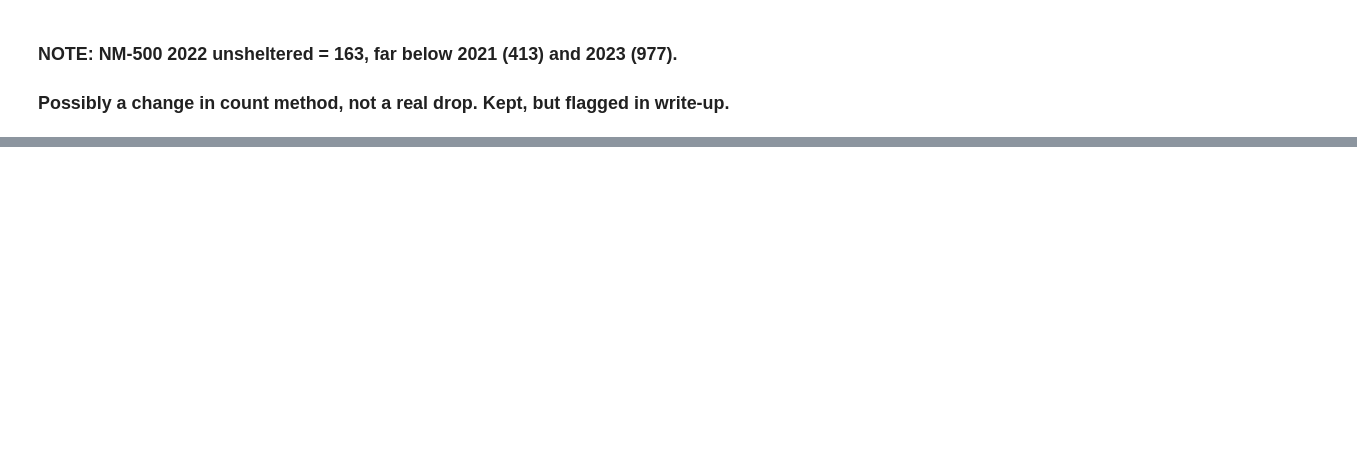
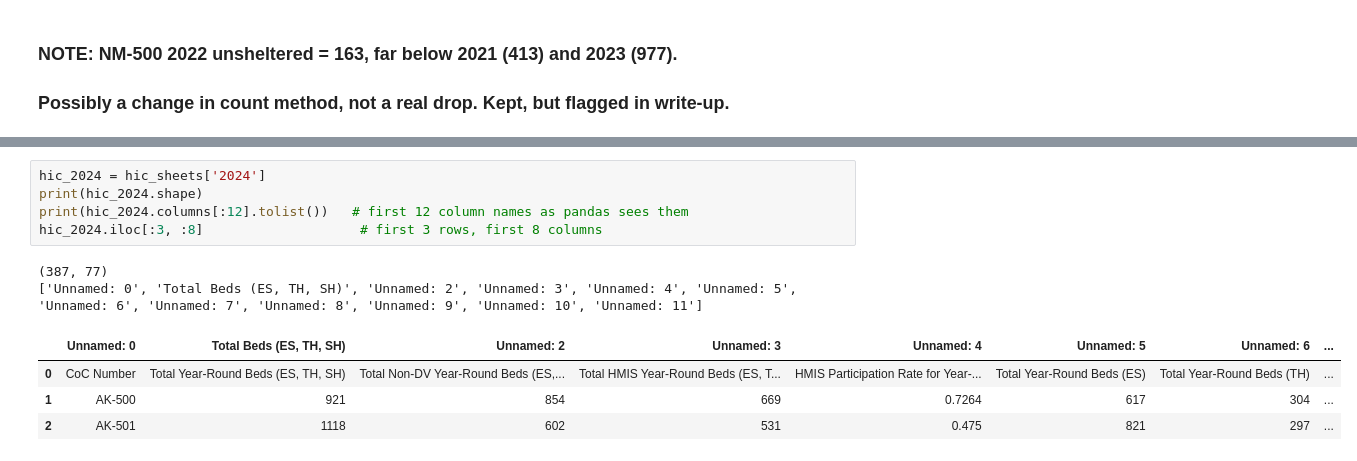
Before and after one commit to hmsealy/Capstone-Data-science-Class-, a Jupyter notebook: homeless.ipynb, the cells around one changed output, grey strips where cells are left out. Cells and saved outputs as stored; diff of their text form; blank space fills up the shorter version.

```diff
--- a/homeless.ipynb
+++ b/homeless.ipynb
@@ -277,0 +341,12 @@ print(f'{same} of {len(both)} CoCs have the identical number in 2007 and 2008')
+# %%
+hic_2024 = hic_sheets['2024']
+print(hic_2024.shape)
+print(hic_2024.columns[:12].tolist())   # first 12 column names as pandas sees them
+hic_2024.iloc[:3, :8]                    # first 3 rows, first 8 columns
+# %% [output]
+(387, 77)
+['Unnamed: 0', 'Total Beds (ES, TH, SH)', 'Unnamed: 2', 'Unnamed: 3', 'Unnamed: 4', 'Unnamed: 5', 'Unnamed: 6', 'Unnamed: 7', 'Unnamed: 8', 'Unnamed: 9', 'Unnamed: 10', 'Unnamed: 11']
+|  | Unnamed: 0 | Total Beds (ES, TH, SH) | Unnamed: 2 | Unnamed: 3 | Unnamed: 4 | Unnamed: 5 | Unnamed: 6 | ... |
+| 0 | CoC Number | Total Year-Round Beds (ES, TH, SH) | Total Non-DV Year-Round Beds (ES,... | Total HMIS Year-Round Beds (ES, T... | HMIS Participation Rate for Year-... | Total Year-Round Beds (ES) | Total Year-Round Beds (TH) | ... |
+| 1 | AK-500 | 921 | 854 | 669 | 0.7264 | 617 | 304 | ... |
+| 2 | AK-501 | 1118 | 602 | 531 | 0.475 | 821 | 297 | ... |
```
Also changed, not shown: parts of 17 cells of this notebook.
